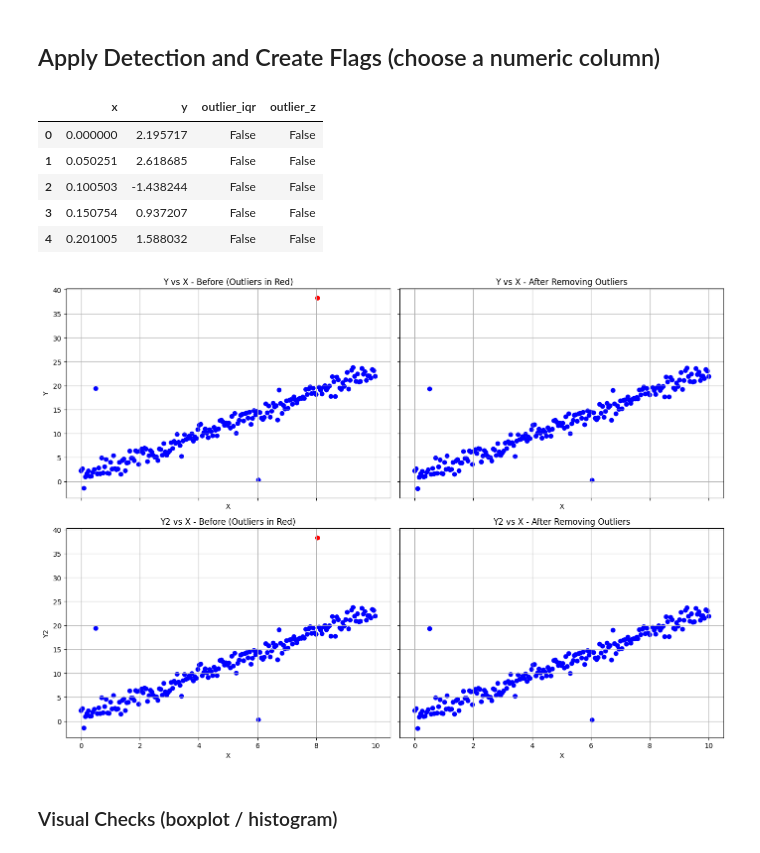
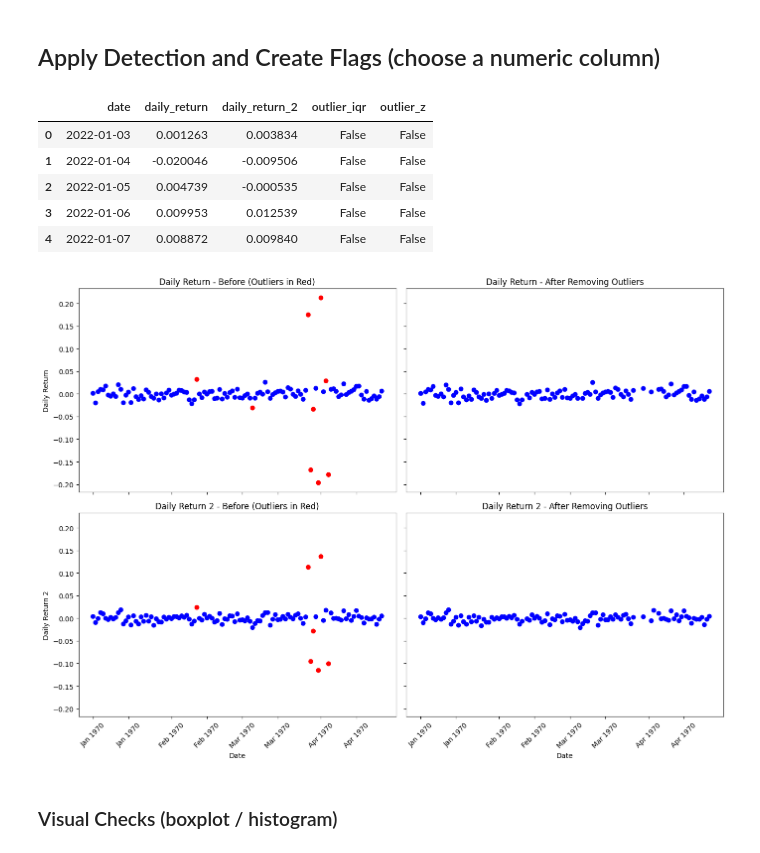
Before and after one commit to IshaPatro/bootcamp_isha_patro, a Jupyter notebook: homework/stage07_outliers-risk-assumptions/src/stage07_outliers-risk-assumptions_homework-starter.ipynb, the cells around one changed output. Saved outputs shown, nothing was run; the diff lists cells and outputs as text; code cells hidden in the pictures.

Commit message:
Exploratory Data Analysis

```diff
--- a/homework/stage07_outliers-risk-assumptions/src/stage07_outliers-risk-assumptions_homework-starter.ipynb
+++ b/homework/stage07_outliers-risk-assumptions/src/stage07_outliers-risk-assumptions_homework-starter.ipynb
@@ -93,7 +93,7 @@ Correlation coefficient: 0.9807
 # %% [markdown]
 ## Load Data (provided or synthetic fallback)
 # %%
-data_path = Path('data/raw/outliers_homework.csv')
+data_path = Path('../data/raw/outliers_homework.csv')
 if data_path.exists():
     df = pd.read_csv(data_path)
 else:
@@ -147,50 +147,51 @@ df['outlier_iqr'] = detect_outliers_iqr(df[target_col])
 df['outlier_z'] = detect_outliers_zscore(df[target_col], threshold=3.0)
 df.head()
 # %% [output]
-|  | x | y | outlier_iqr | outlier_z |
-| 0 | 0.000000 | 2.195717 | False | False |
-| 1 | 0.050251 | 2.618685 | False | False |
-| 2 | 0.100503 | -1.438244 | False | False |
-| 3 | 0.150754 | 0.937207 | False | False |
-| 4 | 0.201005 | 1.588032 | False | False |
+|  | date | daily_return | daily_return_2 | outlier_iqr | outlier_z |
+| 0 | 2022-01-03 | 0.001263 | 0.003834 | False | False |
+| 1 | 2022-01-04 | -0.020046 | -0.009506 | False | False |
+| 2 | 2022-01-05 | 0.004739 | -0.000535 | False | False |
+| 3 | 2022-01-06 | 0.009953 | 0.012539 | False | False |
+| 4 | 2022-01-07 | 0.008872 | 0.009840 | False | False |
 # %%
-mask1 = detect_outliers_iqr(df["y"], k=1.5)
+import matplotlib.dates as mdates
+
+mask1 = detect_outliers_iqr(df["daily_return"], k=1.5)
 df_clean1 = df[~mask1]
 
-mask2 = detect_outliers_iqr(df["y"], k=1.5)
+mask2 = detect_outliers_iqr(df["daily_return_2"], k=1.5)
 df_clean2 = df[~mask2]
 
 fig, axes = plt.subplots(2, 2, figsize=(14, 10), sharex=True, sharey=True)
 
-axes[0, 0].scatter(df["x"], df["y"],
-                   c=mask1.map({True: "red", False: "blue"}))
-axes[0, 0].set_title("Y vs X - Before (Outliers in Red)")
-axes[0, 0].set_ylabel("Y")
-axes[0, 0].set_xlabel("X")
-axes[0, 0].grid(True)
+axes[0, 0].scatter(df["date"], df["daily_return"], c=mask1.map({True: "red", False: "blue"}))
+axes[0, 0].set_title("Daily Return - Before (Outliers in Red)")
+axes[0, 0].set_ylabel("Daily Return")
 
-axes[0, 1].scatter(df_clean1["x"], df_clean1["y"], c="blue")
-axes[0, 1].set_title("Y vs X - After Removing Outliers")
-axes[0, 1].set_xlabel("X")
-axes[0, 1].grid(True)
+axes[0, 1].scatter(df_clean1["date"], df_clean1["daily_return"], c="blue")
+axes[0, 1].set_title("Daily Return - After Removing Outliers")
+axes[0, 1].tick_params(axis='x', rotation=45)
 
-axes[1, 0].scatter(df["x"], df["y"],
-                   c=mask2.map({True: "red", False: "blue"}))
-axes[1, 0].set_title("Y2 vs X - Before (Outliers in Red)")
-axes[1, 0].set_ylabel("Y2")
-axes[1, 0].set_xlabel("X")
-axes[1, 0].grid(True)
+axes[1, 0].scatter(df["date"], df["daily_return_2"], c=mask2.map({True: "red", False: "blue"}))
+axes[1, 0].set_title("Daily Return 2 - Before (Outliers in Red)")
+axes[1, 0].set_xlabel("Date")
+axes[1, 0].set_ylabel("Daily Return 2")
 
-axes[1, 1].scatter(df_clean2["x"], df_clean2["y"], c="blue")
-axes[1, 1].set_title("Y2 vs X - After Removing Outliers")
-axes[1, 1].set_xlabel("X")
-axes[1, 1].grid(True)
+axes[1, 1].scatter(df_clean2["date"], df_clean2["daily_return_2"], c="blue")
+axes[1, 1].set_title("Daily Return 2 - After Removing Outliers")
+axes[1, 1].set_xlabel("Date")
+axes[1, 1].tick_params(axis='x', rotation=45)
+
+for ax in axes.flatten():
+    ax.xaxis.set_major_locator(mdates.AutoDateLocator())
+    ax.xaxis.set_major_formatter(mdates.DateFormatter("%b %Y"))
+    ax.tick_params(axis="x", rotation=45)
 
 plt.tight_layout()
-plt.savefig('../data/processed/outliers_iqr_before_after.png', dpi=300, bbox_inches='tight')
+plt.savefig('../data/processed/daily_returns_outliers_before_after.png', dpi=300, bbox_inches='tight')
 plt.show()
 # %% [output]
-[figure, old version]
+[figure, new version]
 # %% [markdown]
 ### Visual Checks (boxplot / histogram)
 # %%
```
Also changed, not shown: parts of 4 cells of this notebook, 1 other file.
